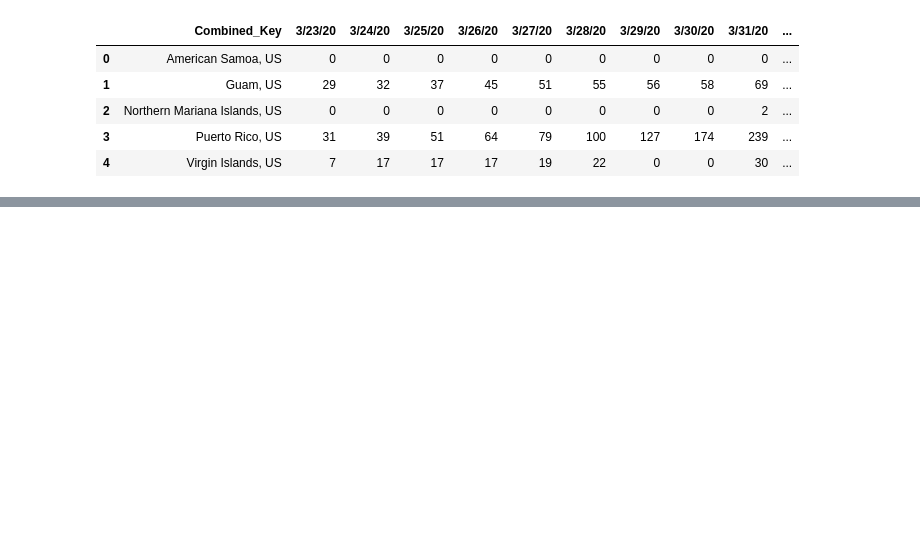
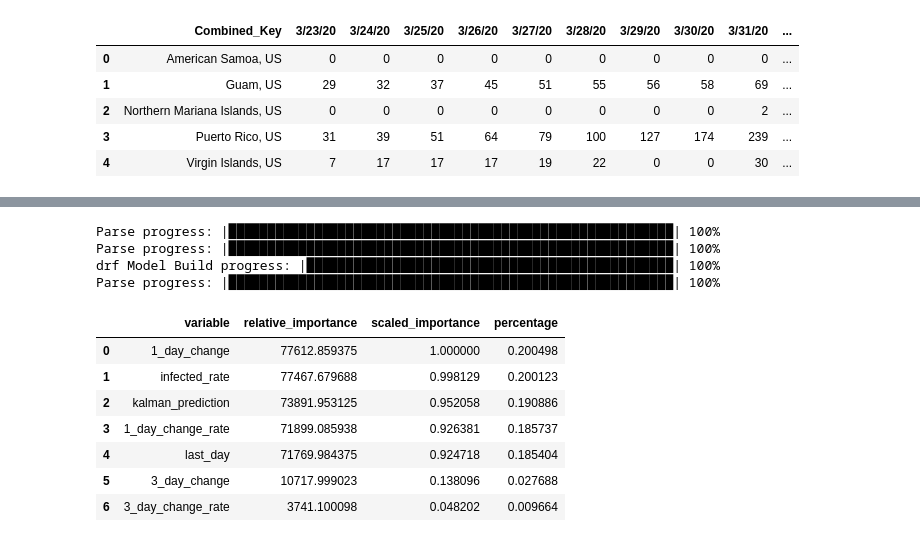
Before and after one commit to JosefHartsough/COVID-19-Prediction, a Jupyter notebook: jupyter/testing.ipynb, the cells around one changed output, grey strips where cells are left out. Saved outputs shown, nothing was run; the diff lists cells and outputs as text; code cells hidden in the pictures; blank space fills up the shorter version.

```diff
--- a/jupyter/testing.ipynb
+++ b/jupyter/testing.ipynb
@@ -306,0 +355,8 @@ IndexError: single positional indexer is out-of-bounds
+# %%
+train = train.fillna(0)
+train_df = train[train['date'] < '2020-03-28']
+boots = train_df[train_df['date'] >= '2020-03-28'] # some bootstrap to give more weight for recent days
+train_df = train_df.append([boots[boots['date'] >= '2020-03-28']] * 1000, ignore_index=True)
+train_df_peurto = train_df[train_df['region'] == 'Puerto_Rico_US']
+test = train[train['date'] >= '2020-03-28']
+test = test[test['date'] < '2020-03-30']
@@ -306,0 +393,32 @@ IndexError: single positional indexer is out-of-bounds
+# %%
+train_h20 = h2o.H2OFrame(train_df)
+train_h20_peurto = h2o.H2OFrame(train_df_peurto) # different model for peurto
+training_columns = ['region','1_day_change', '3_day_change', '7_day_change', '1_day_change_rate', '3_day_change_rate',
+                    '7_day_change_rate', 'last_day', 'kalman_prediction','infected_rate'
+                   ]
+# Output parameter train against input parameters
+response_column = 'confirmed'
+
+# model = H2ORandomForestEstimator(ntrees=300, max_depth=12)
+# model.train(x=training_columns, y=response_column, training_frame=train_h20)
+model_peurto = H2ORandomForestEstimator(ntrees=300, max_depth=12)
+model_peurto.train(x = training_columns, y = response_column, training_frame = train_h20_peurto)
+
+test_h20 = h2o.H2OFrame(test)
+#test_h20_hubei = h2o.H2OFrame(test_hubei)
+# %% [output]
+Parse progress: |█████████████████████████████████████████████████████████| 100%
+Parse progress: |█████████████████████████████████████████████████████████| 100%
+drf Model Build progress: |███████████████████████████████████████████████| 100%
+Parse progress: |█████████████████████████████████████████████████████████| 100%
+# %%
+model_peurto.varimp(True).iloc[:,:] # Feature importance for peurto Model RF
+# %% [output]
+|  | variable | relative_importance | scaled_importance | percentage |
+| 0 | 1_day_change | 77612.859375 | 1.000000 | 0.200498 |
+| 1 | infected_rate | 77467.679688 | 0.998129 | 0.200123 |
+| 2 | kalman_prediction | 73891.953125 | 0.952058 | 0.190886 |
+| 3 | 1_day_change_rate | 71899.085938 | 0.926381 | 0.185737 |
+| 4 | last_day | 71769.984375 | 0.924718 | 0.185404 |
+| 5 | 3_day_change | 10717.999023 | 0.138096 | 0.027688 |
+| 6 | 3_day_change_rate | 3741.100098 | 0.048202 | 0.009664 |
```
Also changed, not shown: parts of 13 cells of this notebook, 5 other files.
